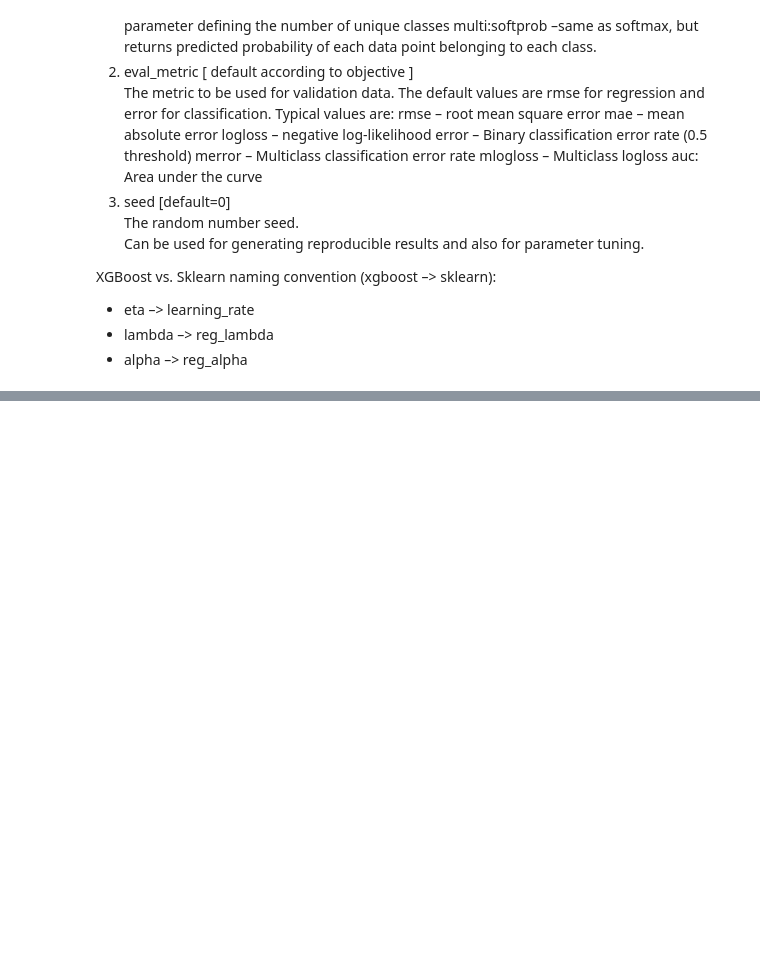
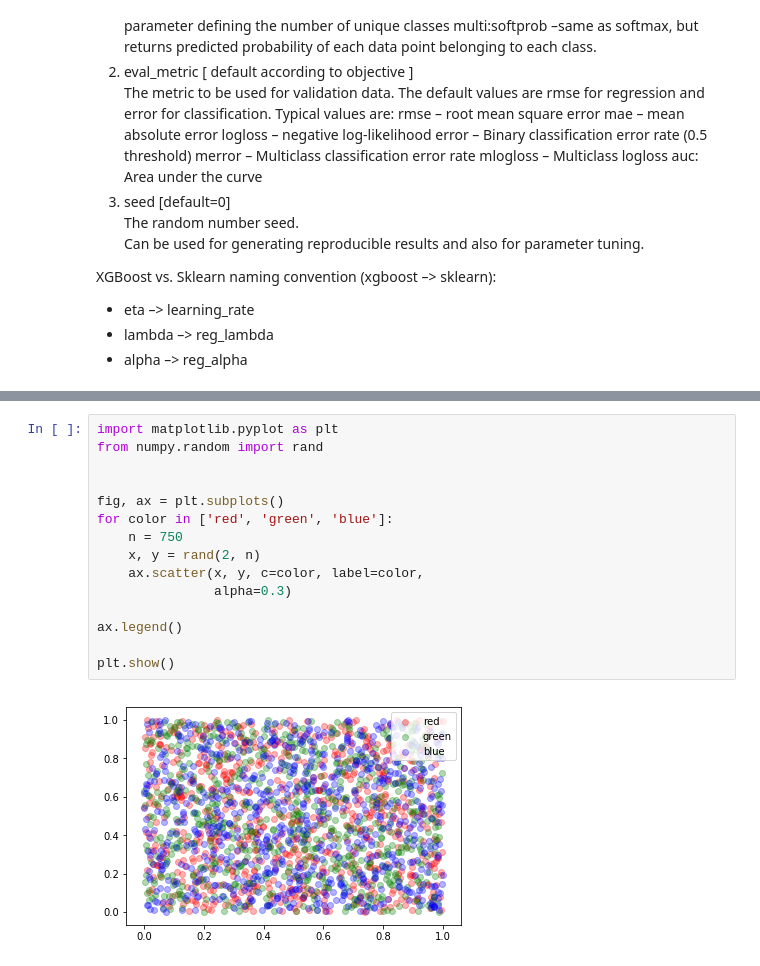
Before and after one commit to durcak-jindrich/mnist_xgboost, a Jupyter notebook: notebooks/mnist_classification.ipynb, the cells around one changed output, grey strips where cells are left out. Drawn from its saved outputs; the diff is of its cells as text; blank space fills up the shorter version.

```diff
--- a/notebooks/mnist_classification.ipynb
+++ b/notebooks/mnist_classification.ipynb
@@ -265,0 +304,17 @@ print("Accuracy: %.2f%%" % (accuracy * 100.0))
+# %%
+import matplotlib.pyplot as plt
+from numpy.random import rand
+
+
+fig, ax = plt.subplots()
+for color in ['red', 'green', 'blue']:
+    n = 750
+    x, y = rand(2, n)
+    ax.scatter(x, y, c=color, label=color,
+               alpha=0.3)
+
+ax.legend()
+
+plt.show()
+# %% [output]
+[figure, added]
```
Also changed, not shown: parts of 16 cells of this notebook.
